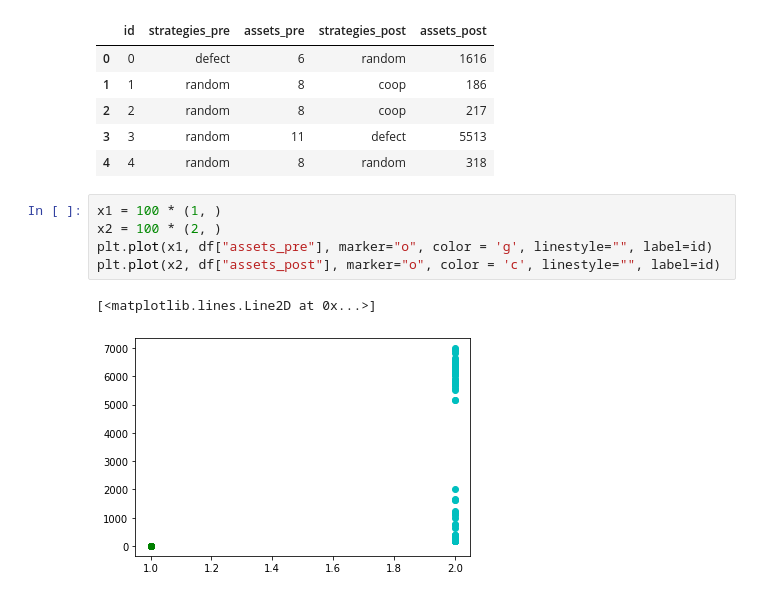
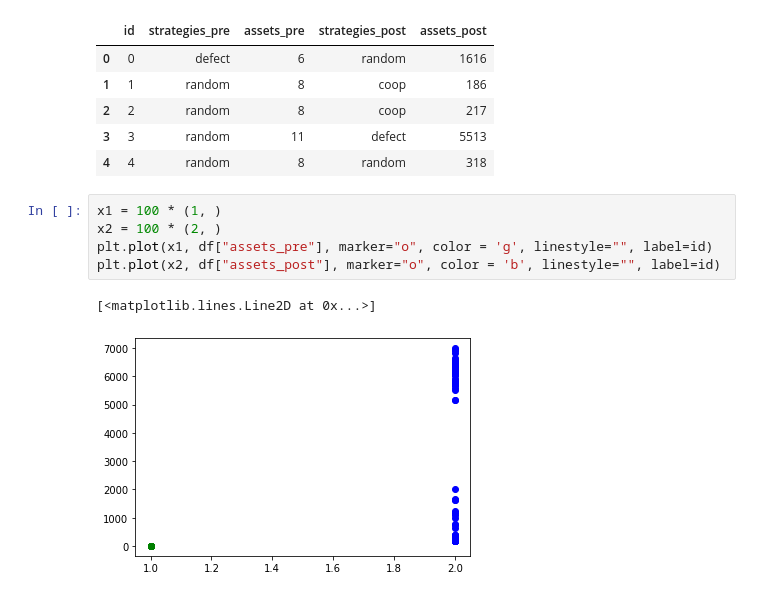
Before and after one commit to scottcohn97/stat535, a Jupyter notebook: lib/sim.ipynb, the cells around one changed output. Drawn from its saved outputs; the diff is of its cells as text.

```diff
--- a/lib/sim.ipynb
+++ b/lib/sim.ipynb
@@ -200,8 +200,8 @@ df.head()
 # %%
 x1 = 100 * (1, )
 x2 = 100 * (2, )
 plt.plot(x1, df["assets_pre"], marker="o", color = 'g', linestyle="", label=id)
-plt.plot(x2, df["assets_post"], marker="o", color = 'c', linestyle="", label=id)
+plt.plot(x2, df["assets_post"], marker="o", color = 'b', linestyle="", label=id)
 # %% [output]
 [<matplotlib.lines.Line2D at 0x...>]
-[figure, old version]
+[figure, new version]
```
Also changed, not shown: parts of 3 cells of this notebook.
